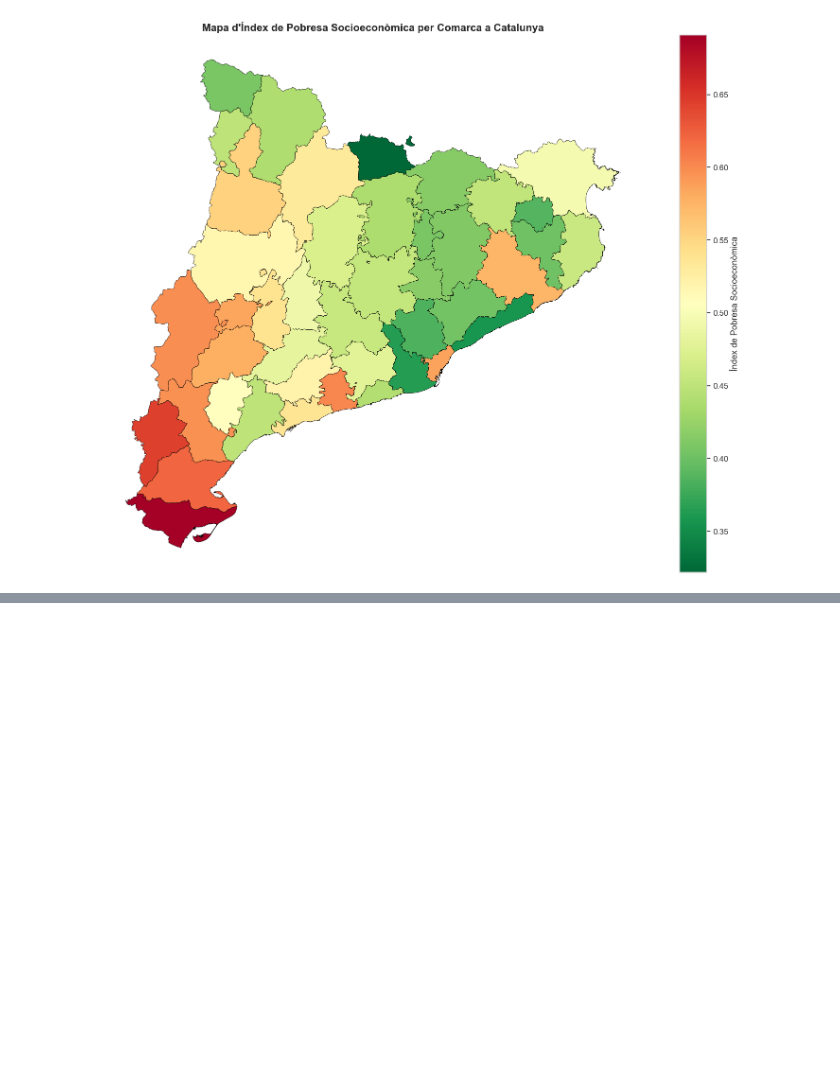
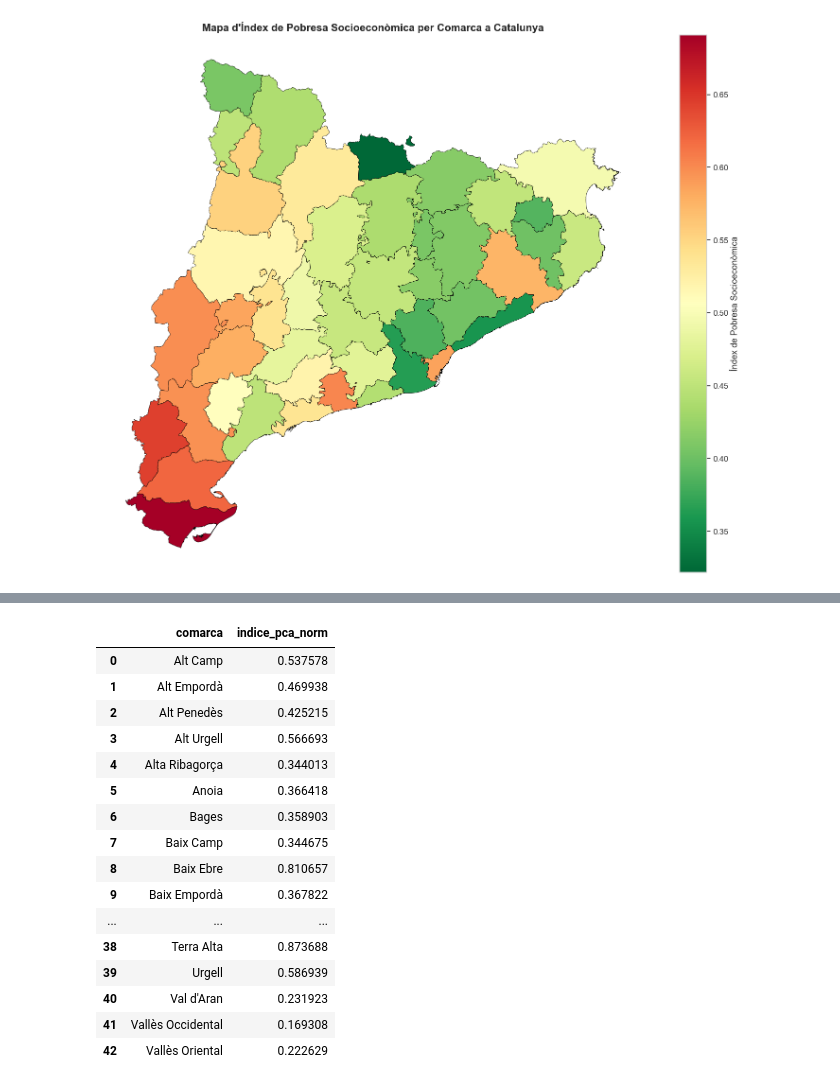
Before and after one commit to alexdeharo269/CatDef, a Jupyter notebook: german_notebook.ipynb, the cells around one changed output, grey strips where cells are left out. Cells and saved outputs as stored; diff of their text form; code cells hidden in the pictures; blank space fills up the shorter version.

```diff
--- a/german_notebook.ipynb
+++ b/german_notebook.ipynb
@@ -491,3 +501,4 @@ plt.show()
 # %%
-#pasar df_socioeconomic a un csv
-df_socioeconomic
+#hago una nueva tabla que deje indice_pca_bruto por comarca
+indice_comarca = df_socioeconomic_comarca.groupby('NOMCOMAR')['indice_pca_norm'].mean().reset_index()
+indice_comarca.columns = ['comarca', 'indice_pca_norm']
@@ -508,6 +505,29 @@ df_socioeconomic
 # %%
-#hay que analizar bien el plot de la derecha. tengo que revisar bien la normalización que he hecho, y una vez lo tenga, intentar
-#hacer una division entre region con y sin puntos
+# Normalizar de 0 a 1 la columna indice_pca_norm
+min_val = indice_comarca['indice_pca_norm'].min()
+max_val = indice_comarca['indice_pca_norm'].max()
+indice_comarca['indice_pca_norm'] = (indice_comarca['indice_pca_norm'] - min_val) / (max_val - min_val)
+#lo guardo en un csv
+indice_comarca.to_csv('indice_comarca_normalized.csv', index=False)
+indice_comarca
+# %% [output]
+|  | comarca | indice_pca_norm |
+| 0 | Alt Camp | 0.537578 |
+| 1 | Alt Empordà | 0.469938 |
+| 2 | Alt Penedès | 0.425215 |
+| 3 | Alt Urgell | 0.566693 |
+| 4 | Alta Ribagorça | 0.344013 |
+| 5 | Anoia | 0.366418 |
+| 6 | Bages | 0.358903 |
+| 7 | Baix Camp | 0.344675 |
+| 8 | Baix Ebre | 0.810657 |
+| 9 | Baix Empordà | 0.367822 |
+| ... | ... | ... |
+| 38 | Terra Alta | 0.873688 |
+| 39 | Urgell | 0.586939 |
+| 40 | Val d'Aran | 0.231923 |
+| 41 | Vallès Occidental | 0.169308 |
+| 42 | Vallès Oriental | 0.222629 |
 # %%
 # ===========================================================================================================================
 # MAPA 2: DESFIBRILADORS VS POBRESA (3 Grupos, Cuadrado, Inset Scatter)
```
Also changed, not shown: parts of 8 cells of this notebook, 2 other files.
